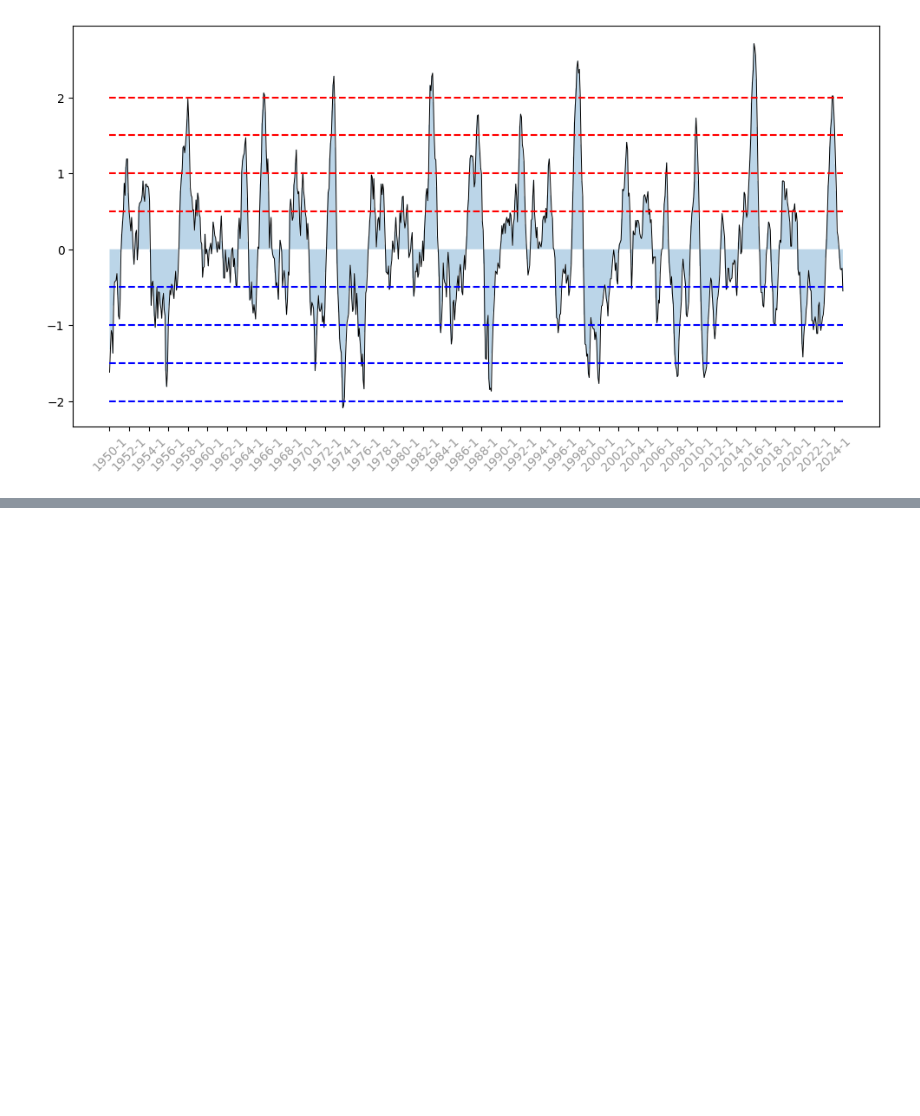
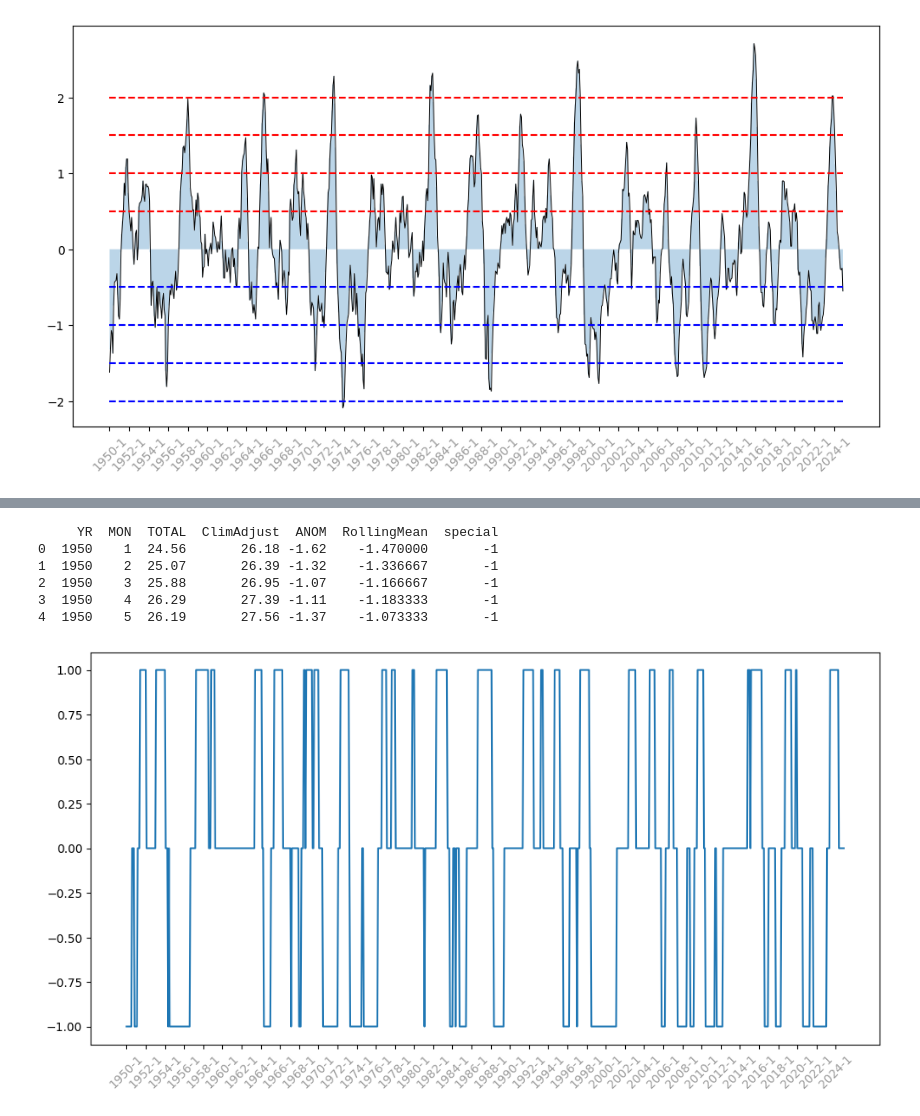
Before and after one commit to oscarmorand/prsta_gang, a Jupyter notebook: data_analysis.ipynb, the cells around one changed output, grey strips where cells are left out. Cells and saved outputs as stored; diff of their text form; code cells hidden in the pictures; blank space fills up the shorter version.

```diff
--- a/data_analysis.ipynb
+++ b/data_analysis.ipynb
@@ -201,0 +219,6 @@ plt.show()
+# %%
+episodes_data.loc[0, "RollingMean"] = (episodes_data.loc[0, "ANOM"] + episodes_data.loc[1, "ANOM"]) / 2
+episodes_data.drop([len(x) -1], inplace=True)
+
+print(episodes_data.head())
+print(episodes_data.tail())
@@ -201,0 +238,19 @@ plt.show()
+# %%
+episodes_data['special'] = episodes_data['RollingMean'].apply(lambda x: 1 if x >= 0.5 else -1 if x <= -0.5 else 0)
+x = x[:-1]
+
+print(episodes_data.head())
+# %% [output]
+     YR  MON  TOTAL  ClimAdjust  ANOM  RollingMean  special
+0  1950    1  24.56       26.18 -1.62    -1.470000       -1
+1  1950    2  25.07       26.39 -1.32    -1.336667       -1
+2  1950    3  25.88       26.95 -1.07    -1.166667       -1
+3  1950    4  26.29       27.39 -1.11    -1.183333       -1
+4  1950    5  26.19       27.56 -1.37    -1.073333       -1
+# %%
+plt.figure(figsize=(12, 6))
+plt.plot(x, episodes_data["special"])
+plt.xticks(ticks=range(0, len(x), step), labels=x[::step], rotation=45, alpha=0.4)
+plt.show()
+# %% [output]
+[figure, added]
```
Also changed, not shown: parts of 5 cells of this notebook.
